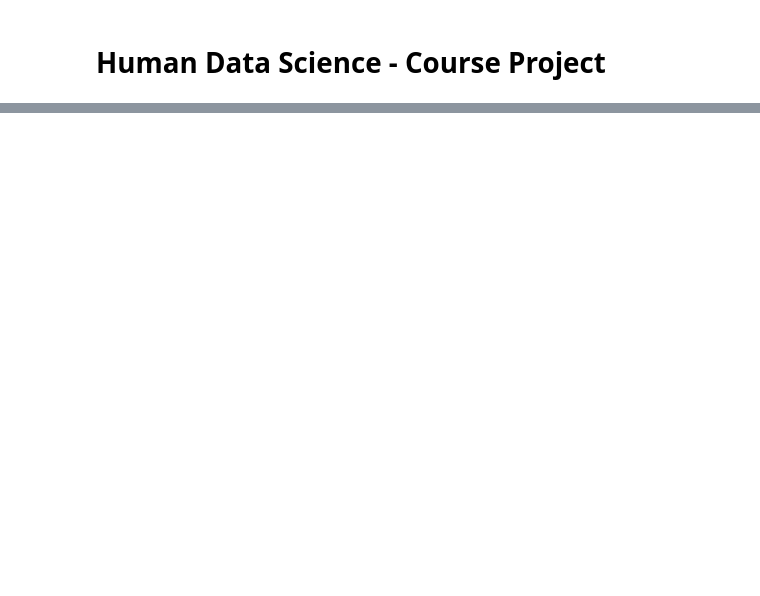
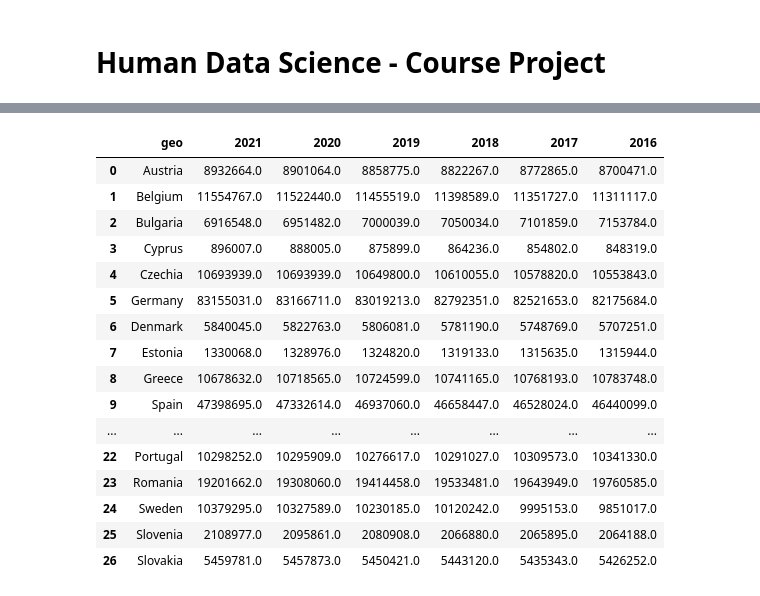
Before and after one commit to DiegoConce/CrimeAnalysis-HumanDataScience, a Jupyter notebook: main.ipynb, the cells around one changed output, grey strips where cells are left out. Cells and saved outputs as stored; diff of their text form; code cells hidden in the pictures; blank space fills up the shorter version.

```diff
--- a/main.ipynb
+++ b/main.ipynb
@@ -169,0 +193,26 @@ display(df2)
+# %%
+# Interpolate linearly the data with type b (break in the series)
+# 1) Sostituisce i valori contententi la stringa 'b' con None
+# 2) Interpola linearmente i valori None
+# 3) Resetta l'indice
+def clean_interpolate(df, index):
+    df.set_index(index, inplace=True)
+    df = df.applymap(lambda x: pd.to_numeric(x, errors='coerce'))
+    df = df.applymap(lambda x: None if 'b' in str(x) else x)
+    df = df.interpolate(method='linear', axis=1, limit_direction='both')
+    df.reset_index(inplace=True)
+    return df
+
+
+# Convert the data to the format: per 100.000 inhabitants
+def convert_to_ht(population_df, df):
+    population_df.set_index("geo", inplace=True)
+    df.set_index("geo", inplace=True)
+
+    df = df.div(100)
+    df = df.mul(population_df, axis=0) / 100000
+
+    df.reset_index(inplace=True)
+    population_df.reset_index(inplace=True)
+
+    return df
@@ -169,0 +230,34 @@ display(df2)
+# %%
+population_df = pandas.read_table('data/population/tps00001.tsv')
+# %%
+split = population_df["freq,indic_de,geo\\TIME_PERIOD"].str.split(",", expand=True)
+split.drop(columns=[0, 1], inplace=True)
+split.columns = ["geo"]
+
+population_df = pd.concat([population_df, split], axis=1)
+population_df.drop(columns=["freq,indic_de,geo\\TIME_PERIOD"], axis=1, inplace=True)
+population_df = population_df.iloc[:, ::-1]
+population_df.rename(columns=lambda x: x.strip(), inplace=True)
+population_df["geo"] = population_df["geo"].map(geo_dict)
+
+# Clean and interpolate the data
+population_df = clean_interpolate(population_df, "geo")
+display(population_df)
+# %% [output]
+|  | geo | 2021 | 2020 | 2019 | 2018 | 2017 | 2016 |
+| 0 | Austria | 8932664.0 | 8901064.0 | 8858775.0 | 8822267.0 | 8772865.0 | 8700471.0 |
+| 1 | Belgium | 11554767.0 | 11522440.0 | 11455519.0 | 11398589.0 | 11351727.0 | 11311117.0 |
+| 2 | Bulgaria | 6916548.0 | 6951482.0 | 7000039.0 | 7050034.0 | 7101859.0 | 7153784.0 |
+| 3 | Cyprus | 896007.0 | 888005.0 | 875899.0 | 864236.0 | 854802.0 | 848319.0 |
+| 4 | Czechia | 10693939.0 | 10693939.0 | 10649800.0 | 10610055.0 | 10578820.0 | 10553843.0 |
+| 5 | Germany | 83155031.0 | 83166711.0 | 83019213.0 | 82792351.0 | 82521653.0 | 82175684.0 |
+| 6 | Denmark | 5840045.0 | 5822763.0 | 5806081.0 | 5781190.0 | 5748769.0 | 5707251.0 |
+| 7 | Estonia | 1330068.0 | 1328976.0 | 1324820.0 | 1319133.0 | 1315635.0 | 1315944.0 |
+| 8 | Greece | 10678632.0 | 10718565.0 | 10724599.0 | 10741165.0 | 10768193.0 | 10783748.0 |
+| 9 | Spain | 47398695.0 | 47332614.0 | 46937060.0 | 46658447.0 | 46528024.0 | 46440099.0 |
+| ... | ... | ... | ... | ... | ... | ... | ... |
+| 22 | Portugal | 10298252.0 | 10295909.0 | 10276617.0 | 10291027.0 | 10309573.0 | 10341330.0 |
+| 23 | Romania | 19201662.0 | 19308060.0 | 19414458.0 | 19533481.0 | 19643949.0 | 19760585.0 |
+| 24 | Sweden | 10379295.0 | 10327589.0 | 10230185.0 | 10120242.0 | 9995153.0 | 9851017.0 |
+| 25 | Slovenia | 2108977.0 | 2095861.0 | 2080908.0 | 2066880.0 | 2065895.0 | 2064188.0 |
+| 26 | Slovakia | 5459781.0 | 5457873.0 | 5450421.0 | 5443120.0 | 5435343.0 | 5426252.0 |
```
Also changed, not shown: parts of 31 cells of this notebook, 6 other files.
